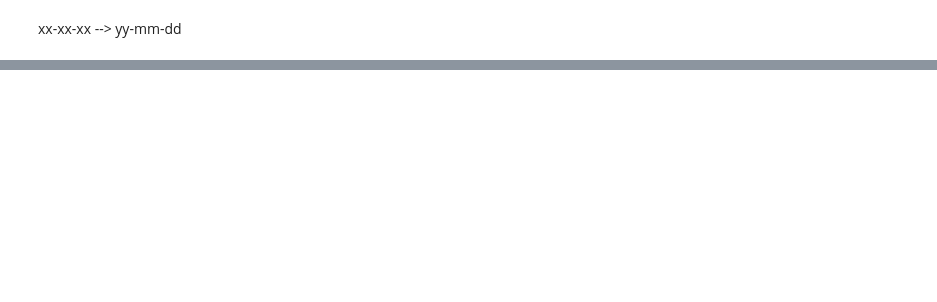
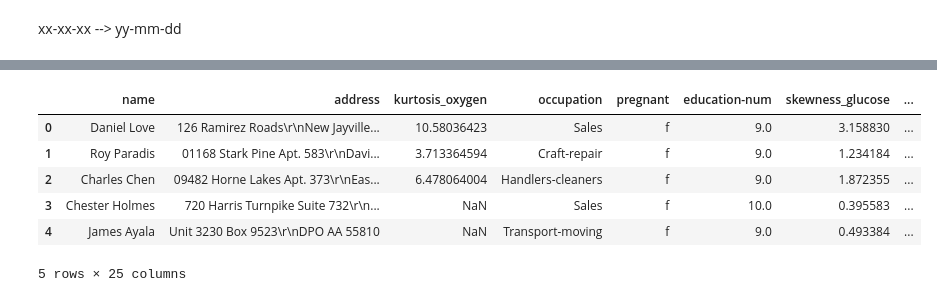
Before and after one commit to andsulavik/IAU_2019, a Jupyter notebook: 2faza.ipynb, the cells around one changed output, grey strips where cells are left out. Cells and saved outputs as stored; diff of their text form; code cells hidden in the pictures; blank space fills up the shorter version.

```diff
--- a/2faza.ipynb
+++ b/2faza.ipynb
@@ -183,0 +456,10 @@ replaced['date_of_birth'].unique()
+# %%
+dataO.head()
+# %% [output]
+|  | name | address | kurtosis_oxygen | occupation | pregnant | education-num | skewness_glucose | ... |
+| 0 | Daniel Love | 126 Ramirez Roads\r\nNew Jayville... | 10.58036423 | Sales | f | 9.0 | 3.158830 | ... |
+| 1 | Roy Paradis | 01168 Stark Pine Apt. 583\r\nDavi... | 3.713364594 | Craft-repair | f | 9.0 | 1.234184 | ... |
+| 2 | Charles Chen | 09482 Horne Lakes Apt. 373\r\nEas... | 6.478064004 | Handlers-cleaners | f | 9.0 | 1.872355 | ... |
+| 3 | Chester Holmes | 720 Harris Turnpike Suite 732\r\n... | NaN | Sales | f | 10.0 | 0.395583 | ... |
+| 4 | James Ayala | Unit 3230 Box 9523\r\nDPO AA 55810 | NaN | Transport-moving | f | 9.0 | 0.493384 | ... |
+5 rows × 25 columns
```
Also changed, not shown: parts of 40 cells of this notebook.
